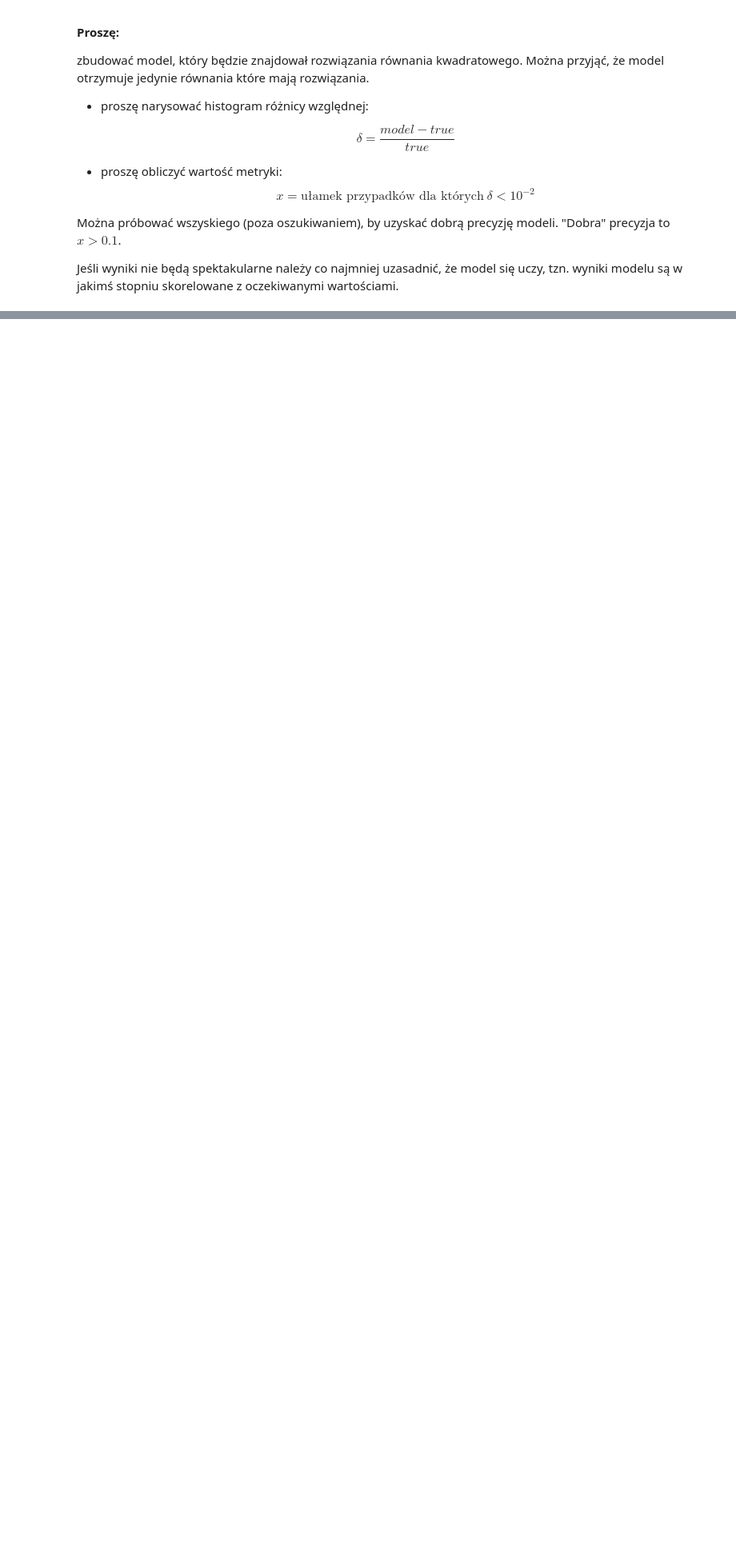
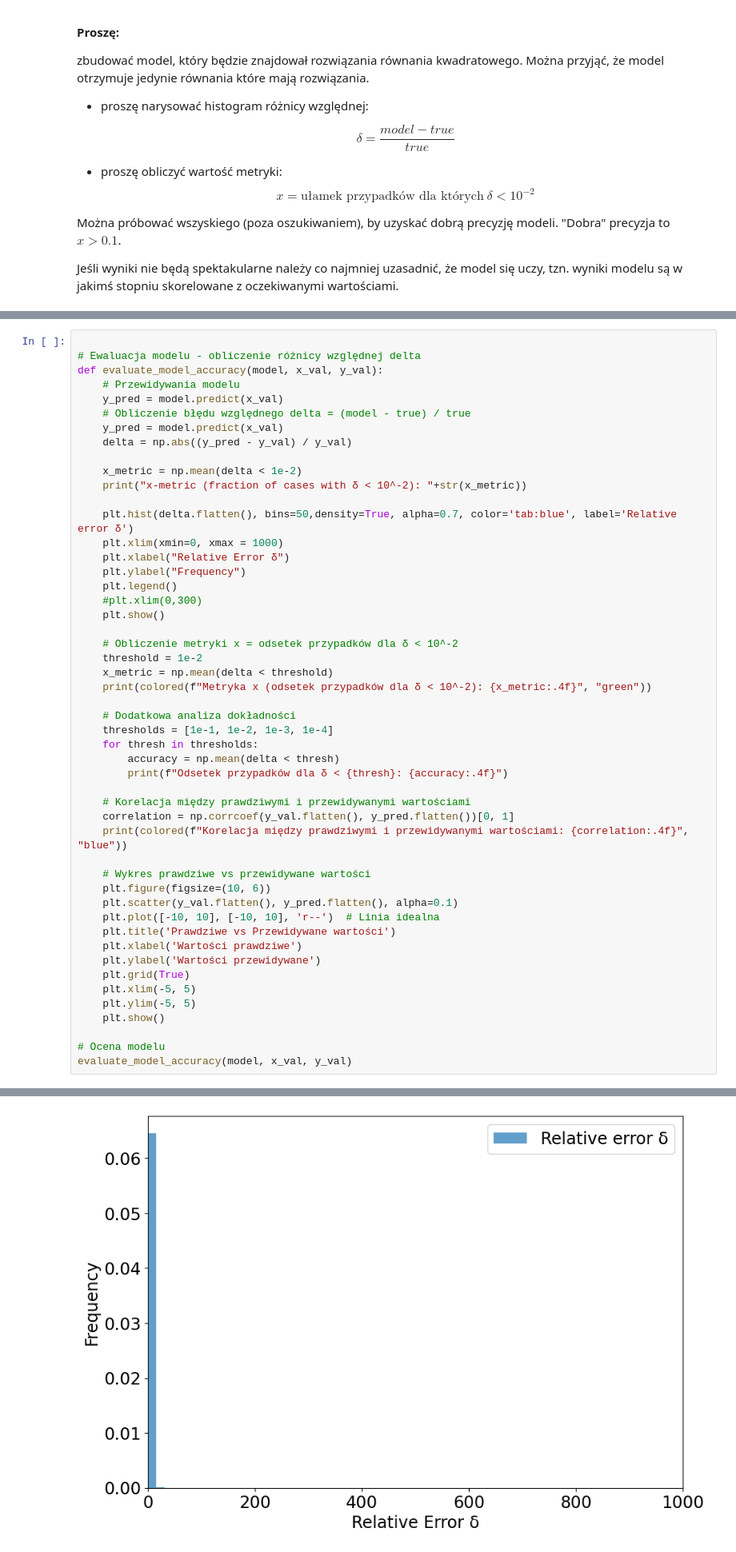
Before and after one commit to bkasza/MLII, a Jupyter notebook: 19.03/04_Sieci_w_pelni_polaczone_1.ipynb, the cells around one changed output, grey strips where cells are left out. Shown at 80% size. Drawn from its saved outputs; the diff is of its cells as text; blank space fills up the shorter version.

```diff
--- a/19.03/04_Sieci_w_pelni_polaczone_1.ipynb
+++ b/19.03/04_Sieci_w_pelni_polaczone_1.ipynb
@@ -1040,0 +1236,51 @@ Validation data shapes:  (10000, 3) (10000, 2)
+# %%
+
+# Ewaluacja modelu - obliczenie różnicy względnej delta
+def evaluate_model_accuracy(model, x_val, y_val):
+    # Przewidywania modelu
+    y_pred = model.predict(x_val)
+    # Obliczenie błędu względnego delta = (model - true) / true
+    y_pred = model.predict(x_val)
+    delta = np.abs((y_pred - y_val) / y_val)
+
+    x_metric = np.mean(delta < 1e-2)
+    print("x-metric (fraction of cases with δ < 10^-2): "+str(x_metric))
+
+    plt.hist(delta.flatten(), bins=50,density=True, alpha=0.7, color='tab:blue', label='Relative error δ')
+    plt.xlim(xmin=0, xmax = 1000)
+    plt.xlabel("Relative Error δ")
+    plt.ylabel("Frequency")
+    plt.legend()
+    #plt.xlim(0,300)
+    plt.show()
+
+    # Obliczenie metryki x = odsetek przypadków dla δ < 10^-2
+    threshold = 1e-2
+    x_metric = np.mean(delta < threshold)
+    print(colored(f"Metryka x (odsetek przypadków dla δ < 10^-2): {x_metric:.4f}", "green"))
+
+    # Dodatkowa analiza dokładności
+    thresholds = [1e-1, 1e-2, 1e-3, 1e-4]
+    for thresh in thresholds:
+        accuracy = np.mean(delta < thresh)
+        print(f"Odsetek przypadków dla δ < {thresh}: {accuracy:.4f}")
+
+    # Korelacja między prawdziwymi i przewidywanymi wartościami
+    correlation = np.corrcoef(y_val.flatten(), y_pred.flatten())[0, 1]
+    print(colored(f"Korelacja między prawdziwymi i przewidywanymi wartościami: {correlation:.4f}", "blue"))
+
+    # Wykres prawdziwe vs przewidywane wartości
+    plt.figure(figsize=(10, 6))
+    plt.scatter(y_val.flatten(), y_pred.flatten(), alpha=0.1)
+    plt.plot([-10, 10], [-10, 10], 'r--')  # Linia idealna
+    plt.title('Prawdziwe vs Przewidywane wartości')
+    plt.xlabel('Wartości prawdziwe')
+    plt.ylabel('Wartości przewidywane')
+    plt.grid(True)
+    plt.xlim(-5, 5)
+    plt.ylim(-5, 5)
+    plt.show()
+
+# Ocena modelu
+evaluate_model_accuracy(model, x_val, y_val)
+# %% [output]
@@ -1040,0 +1290 @@ Validation data shapes:  (10000, 3) (10000, 2)
+[figure, added]
```
Also changed, not shown: parts of 6 cells of this notebook, 1 other file.
